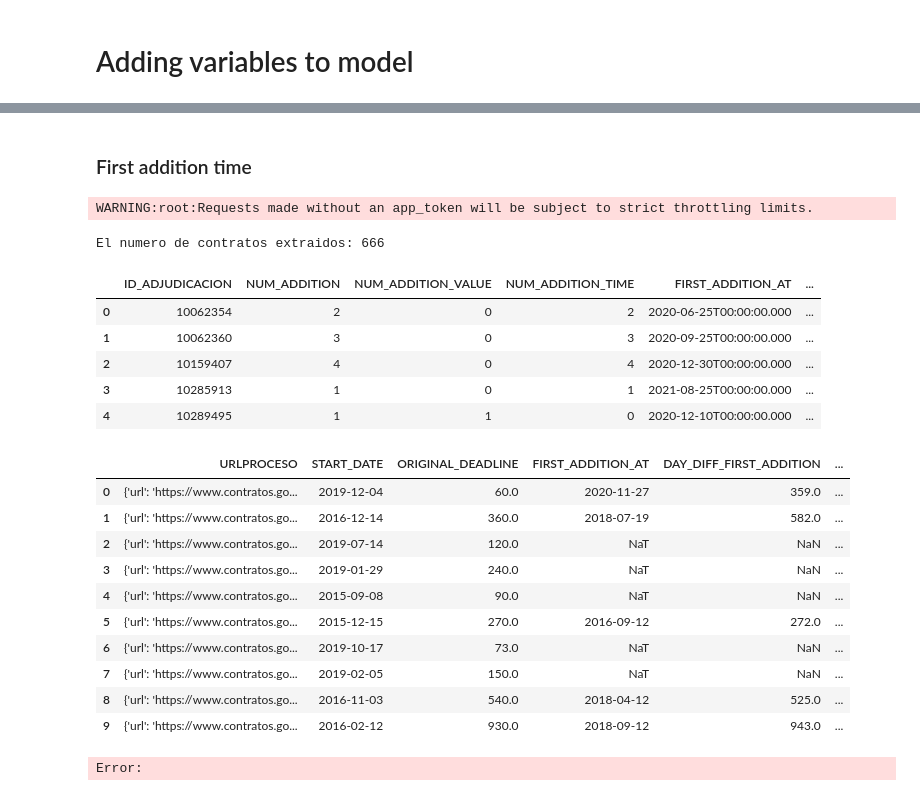
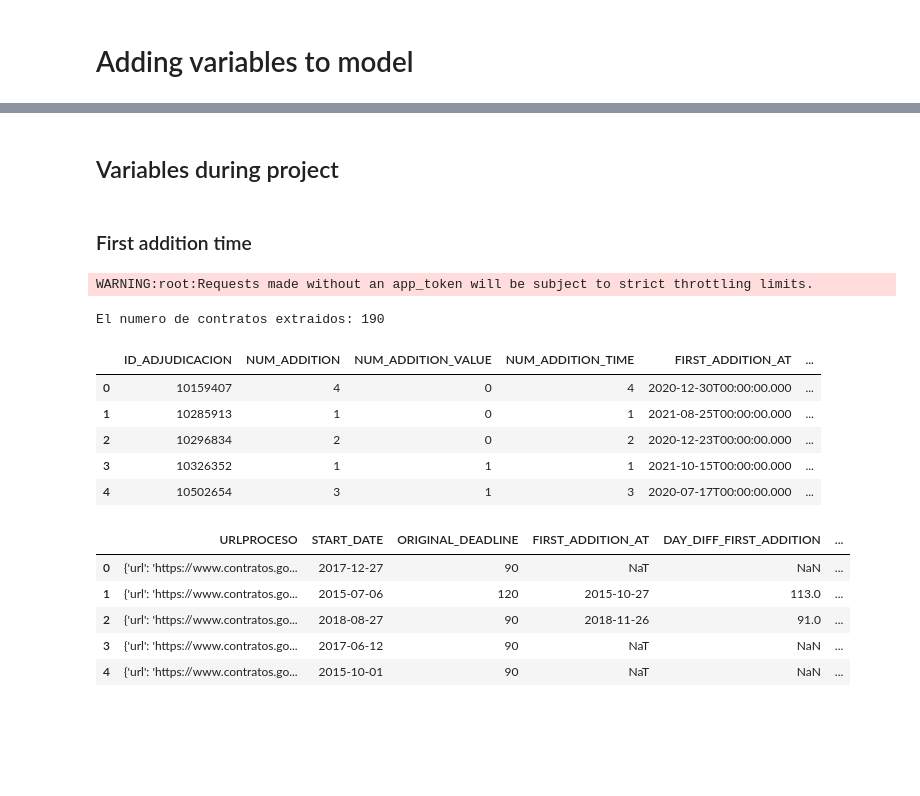
Before and after one commit to NicolasArrietaC/Cost-and-Time-Deviation-in-Colombian-Rural-Roads_extended_version, a Jupyter notebook: scripts/adding_variables_v1.ipynb, the cells around one changed output, grey strips where cells are left out. Cells and saved outputs as stored; diff of their text form; code cells hidden in the pictures; blank space fills up the shorter version.

```diff
--- a/scripts/adding_variables_v1.ipynb
+++ b/scripts/adding_variables_v1.ipynb
@@ -28,59 +380,68 @@ procesos_secop_i_data['HAVE_DEVIATION'] = (procesos_secop_i_data['COST_DEVIATION
+# %%
+temp_adition_historical['MONTH_AT'] = pd.to_datetime(temp_adition_historical['MONTH_AT'])
+procesos_secop_i_data['CONTRACT_DATE'] = pd.to_datetime(procesos_secop_i_data['CONTRACT_DATE'])
+
+merged_df = pd.merge(procesos_secop_i_data, temp_adition_historical, how='inner', on='NIT_ENTIDAD',
+                     left_index=False, right_index=False, sort=False)
+
+# Filter the merged DataFrame to include only rows where the date falls within the range of stated_at and ended_at columns
+merged_df = merged_df[(merged_df['MONTH_AT'] >= (merged_df['CONTRACT_DATE'] - pd.DateOffset(years=1))) &
+                      (merged_df['MONTH_AT'] < merged_df['CONTRACT_DATE'])]
+
+def proportion_cost_adition(x):
+    data = {}
+
+    data['cost'] = x['PROJECTS_W_COST_ADITION'].mean()
+    data['time'] = x['PROJECTS_W_TIME_ADITION'].mean()
+    data['total'] = x['PROJECTS'].mean()
+
+    return pd.Series(data)
+
+merged_df.groupby('CONTRACT_ID').apply(proportion_cost_adition)
+# %% [markdown]
+## Variables during project
 # %% [markdown]
 ### First addition time
 # %%
 ids = list(set(procesos_secop_i_data['ID_ADJUDICACION']))
 
-def parse_to_list(ls):
-    ids = [ str(i) for i in ls]
-    ids = "'" + "','".join(ids) + "'"
-    return ids
-
 ids = parse_to_list(ids)
 
-with open("bin/queries/request_first_adding_date.sql", "r", encoding="utf8") as query_file:
-    query = query_file.read()
-
-query = query.format(LIST_UID = ids)
+query = get_query('bin/queries', 'request_first_adding_date.sql').format(LIST_UID = ids)
 
 temp_additions_data = etl.extract_data(query, id_data=SECOPI_ADDITIONS_API, api_key=None)
 
 temp_additions_data.head()
 # %% [output]
 WARNING:root:Requests made without an app_token will be subject to strict throttling limits.
-El numero de contratos extraidos: 666
+El numero de contratos extraidos: 190
 |  | ID_ADJUDICACION | NUM_ADDITION | NUM_ADDITION_VALUE | NUM_ADDITION_TIME | FIRST_ADDITION_AT | ... |
-| 0 | 10062354 | 2 | 0 | 2 | 2020-06-25T00:00:00.000 | ... |
-| 1 | 10062360 | 3 | 0 | 3 | 2020-09-25T00:00:00.000 | ... |
-| 2 | 10159407 | 4 | 0 | 4 | 2020-12-30T00:00:00.000 | ... |
-| 3 | 10285913 | 1 | 0 | 1 | 2021-08-25T00:00:00.000 | ... |
-| 4 | 10289495 | 1 | 1 | 0 | 2020-12-10T00:00:00.000 | ... |
+| 0 | 10159407 | 4 | 0 | 4 | 2020-12-30T00:00:00.000 | ... |
+| 1 | 10285913 | 1 | 0 | 1 | 2021-08-25T00:00:00.000 | ... |
+| 2 | 10296834 | 2 | 0 | 2 | 2020-12-23T00:00:00.000 | ... |
+| 3 | 10326352 | 1 | 1 | 1 | 2021-10-15T00:00:00.000 | ... |
+| 4 | 10502654 | 3 | 1 | 3 | 2020-07-17T00:00:00.000 | ... |
 # %%
 temp_additions_data['FIRST_ADDITION_AT'] = pd.to_datetime(temp_additions_data['FIRST_ADDITION_AT'])
 procesos_secop_i_data = pd.merge(procesos_secop_i_data, temp_additions_data,
                                     how='left', on='ID_ADJUDICACION')
 
 procesos_secop_i_data['DAY_DIFF_FIRST_ADDITION'] = (procesos_secop_i_data['FIRST_ADDITION_AT'] - procesos_secop_i_data['START_DATE']) / np.timedelta64(1, 'D')
 procesos_secop_i_data['RATIO_FIRST_ADDITION'] = procesos_secop_i_data['DAY_DIFF_FIRST_ADDITION'] / procesos_secop_i_data['ORIGINAL_DEADLINE']
 
 bins = [0, 0.25, 0.5, 0.75, 1, float('inf')]  # Define your bin edges
 labels = ['very early', 'early', 'medium', 'late', 'very late']  # Assign labels to bins
 
 # Create a new categorical column based on the bins
 procesos_secop_i_data['FIRST_ADITION_TIME_GROUP'] = pd.cut(procesos_secop_i_data['RATIO_FIRST_ADDITION'], bins=bins, labels=labels, right=False)
 
 procesos_secop_i_data['FIRST_ADITION_TIME_GROUP'] = procesos_secop_i_data['FIRST_ADITION_TIME_GROUP'].cat.add_categories('NA').fillna('NA')
 
-procesos_secop_i_data[['URLPROCESO','START_DATE', 'ORIGINAL_DEADLINE', 'FIRST_ADDITION_AT', 'DAY_DIFF_FIRST_ADDITION', 'FIRST_ADITION_TIME_GROUP']].head(10)
+procesos_secop_i_data[['URLPROCESO','START_DATE', 'ORIGINAL_DEADLINE', 'FIRST_ADDITION_AT', 'DAY_DIFF_FIRST_ADDITION', 'FIRST_ADITION_TIME_GROUP']].head(5)
 # %% [output]
 |  | URLPROCESO | START_DATE | ORIGINAL_DEADLINE | FIRST_ADDITION_AT | DAY_DIFF_FIRST_ADDITION | ... |
-| 0 | {'url': 'https://www.contratos.go... | 2019-12-04 | 60.0 | 2020-11-27 | 359.0 | ... |
-| 1 | {'url': 'https://www.contratos.go... | 2016-12-14 | 360.0 | 2018-07-19 | 582.0 | ... |
-| 2 | {'url': 'https://www.contratos.go... | 2019-07-14 | 120.0 | NaT | NaN | ... |
-| 3 | {'url': 'https://www.contratos.go... | 2019-01-29 | 240.0 | NaT | NaN | ... |
-| 4 | {'url': 'https://www.contratos.go... | 2015-09-08 | 90.0 | NaT | NaN | ... |
-| 5 | {'url': 'https://www.contratos.go... | 2015-12-15 | 270.0 | 2016-09-12 | 272.0 | ... |
-| 6 | {'url': 'https://www.contratos.go... | 2019-10-17 | 73.0 | NaT | NaN | ... |
-| 7 | {'url': 'https://www.contratos.go... | 2019-02-05 | 150.0 | NaT | NaN | ... |
-| 8 | {'url': 'https://www.contratos.go... | 2016-11-03 | 540.0 | 2018-04-12 | 525.0 | ... |
-| 9 | {'url': 'https://www.contratos.go... | 2016-02-12 | 930.0 | 2018-09-12 | 943.0 | ... |
+| 0 | {'url': 'https://www.contratos.go... | 2017-12-27 | 90 | NaT | NaN | ... |
+| 1 | {'url': 'https://www.contratos.go... | 2015-07-06 | 120 | 2015-10-27 | 113.0 | ... |
+| 2 | {'url': 'https://www.contratos.go... | 2018-08-27 | 90 | 2018-11-26 | 91.0 | ... |
+| 3 | {'url': 'https://www.contratos.go... | 2017-06-12 | 90 | NaT | NaN | ... |
+| 4 | {'url': 'https://www.contratos.go... | 2015-10-01 | 90 | NaT | NaN | ... |
-Error:
```
Also changed, not shown: parts of 44 cells of this notebook, 17 other files.
